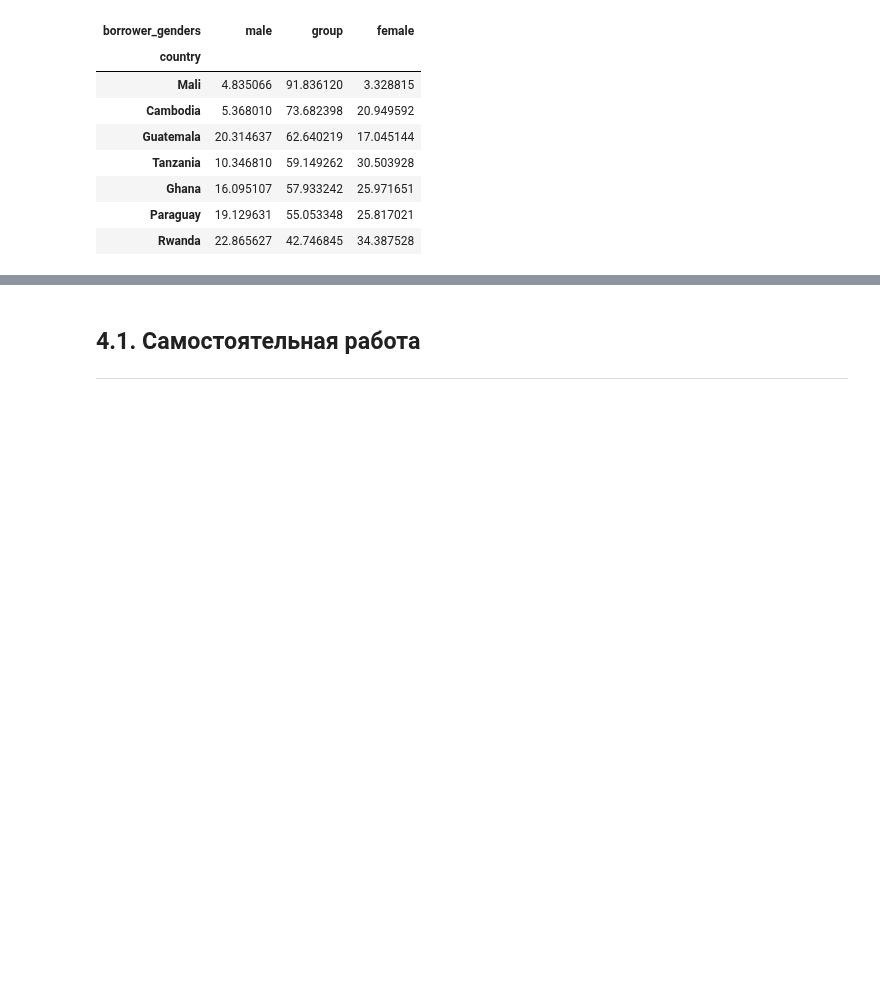
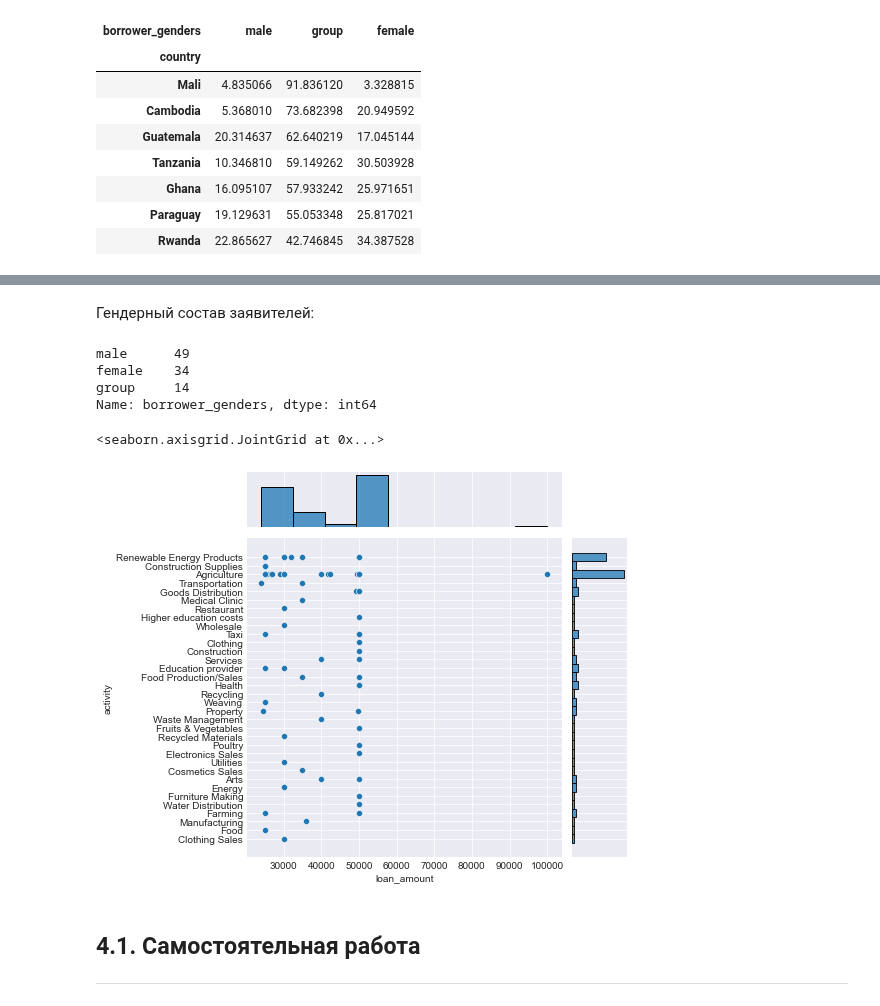
Before and after one commit to Dreeamcatcher/repo, a Jupyter notebook: skillbox/Data analytics - junior/lesson - EDA/hw-eda.ipynb, the cells around one changed output, grey strips where cells are left out. Cells and saved outputs as stored; diff of their text form; code cells hidden in the pictures; blank space fills up the shorter version.

```diff
--- a/skillbox/Data analytics - junior/lesson - EDA/hw-eda.ipynb
+++ b/skillbox/Data analytics - junior/lesson - EDA/hw-eda.ipynb
@@ -81,3 +127,30 @@ df_gender_by_country[(df_gender_by_country.group> df_gender_by_country.female) &
+# %% [markdown]
+Гендерный состав заявителей:
+# %%
+df_high_loan['borrower_genders'].value_counts()
+# %% [output]
+male      49
+female    34
+group     14
+Name: borrower_genders, dtype: int64
+# %%
+# plt.figure(figsize=(20,10))
+# plt.title("Суммы займов по секторам", fontsize=18)
+# plt.xticks(np.arange(0, max(df_high_loan['loan_amount']+1), 10000))
+# plt.tick_params(labelsize=14)
+#
+# sns.boxplot(x='loan_amount', y="sector", data=df_high_loan ).set(ylabel=None, xlabel=None)
+# plt.show()
+# sns.distplot(df_high_loan ['total_bill'], kde=False, bins=30);
+sns.jointplot(x='loan_amount', y='activity', data=df_high_loan , kind='scatter')
+# plt.figure(figsize=(20,10))
+# plt.title("Количество займов в разрезе стран", fontsize=16)
+# plt.tick_params(labelsize=14)
+# sns.barplot(y=df_high_loan.activity, x=df_high_loan.value_counts(), alpha=0.6)
+# plt.show()
+# %% [output]
+<seaborn.axisgrid.JointGrid at 0x...>
+[figure, added]
 # %% [markdown]
 ## 4.1. Самостоятельная работа
 ***
```
Also changed, not shown: parts of 8 cells of this notebook.
